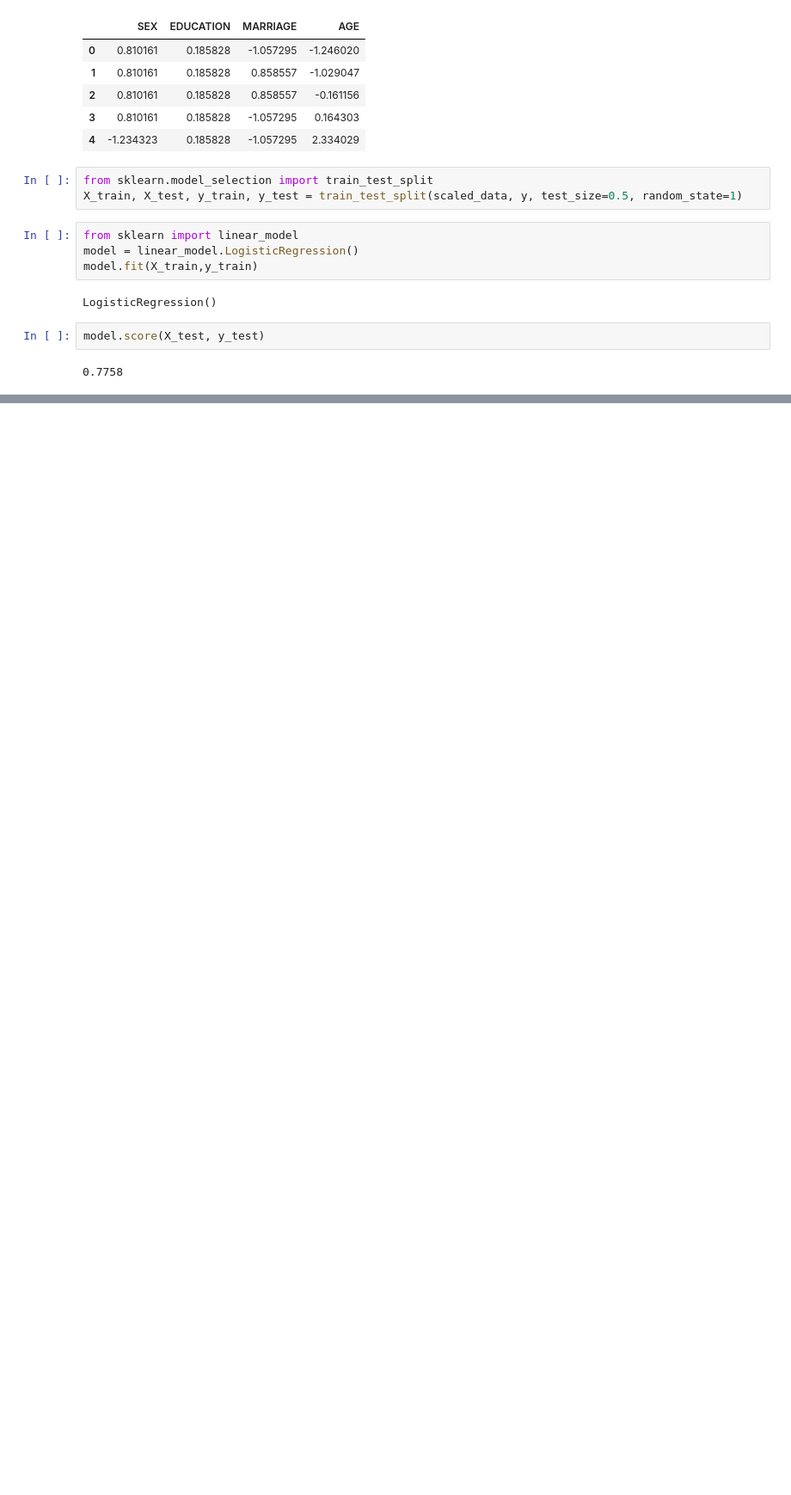
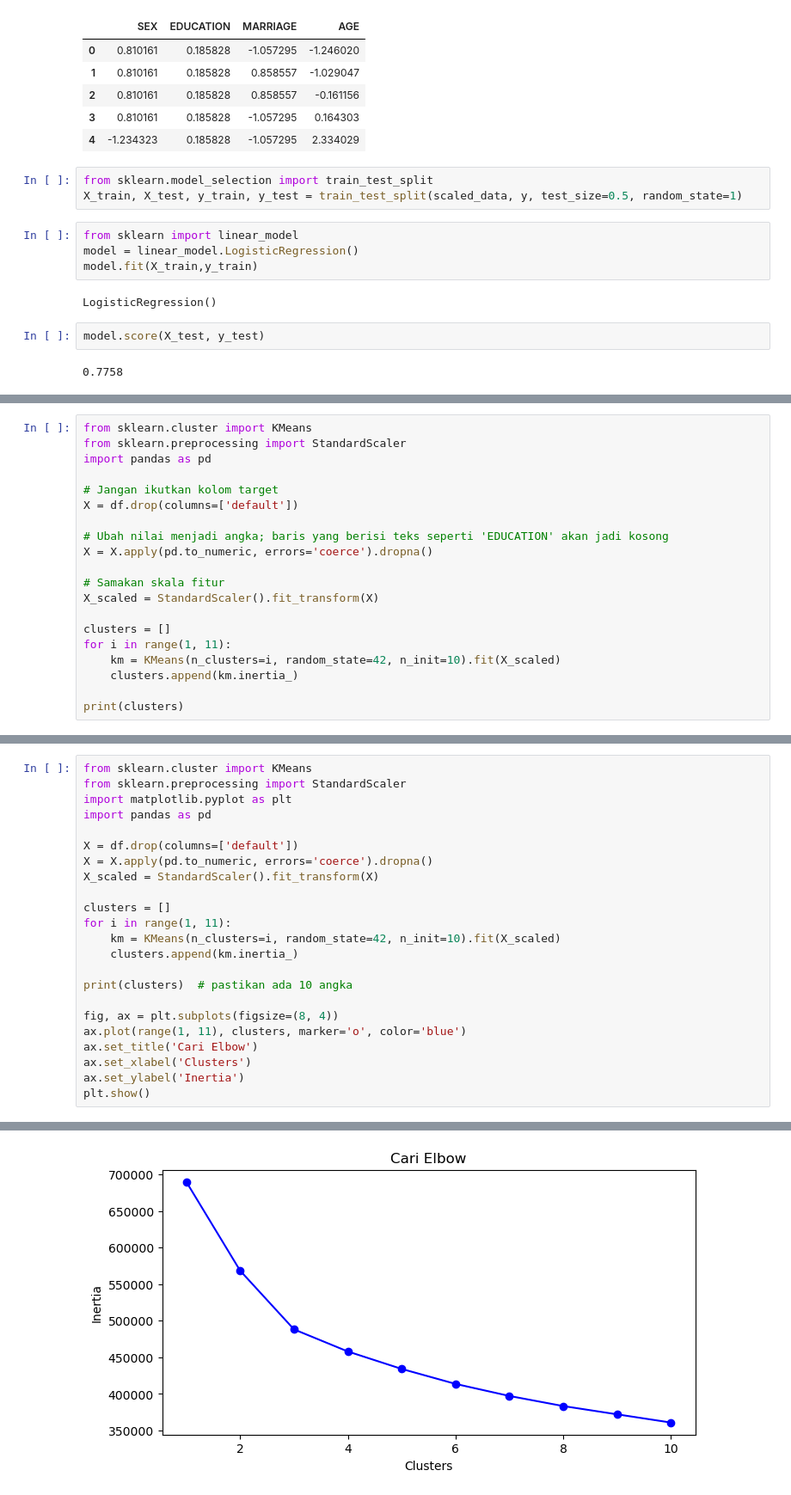
Before and after one commit to Kabhsuwn/bank, a Jupyter notebook: tugas binery.ipynb, the cells around one changed output, grey strips where cells are left out. Shown at 86% size. Saved outputs shown, nothing was run; the diff lists cells and outputs as text; blank space fills up the shorter version.

```diff
--- a/tugas binery.ipynb
+++ b/tugas binery.ipynb
@@ -481,0 +574,20 @@ model.score(X_test, y_test)
+# %%
+from sklearn.cluster import KMeans
+from sklearn.preprocessing import StandardScaler
+import pandas as pd
+
+# Jangan ikutkan kolom target
+X = df.drop(columns=['default'])
+
+# Ubah nilai menjadi angka; baris yang berisi teks seperti 'EDUCATION' akan jadi kosong
+X = X.apply(pd.to_numeric, errors='coerce').dropna()
+
+# Samakan skala fitur
+X_scaled = StandardScaler().fit_transform(X)
+
+clusters = []
+for i in range(1, 11):
+    km = KMeans(n_clusters=i, random_state=42, n_init=10).fit(X_scaled)
+    clusters.append(km.inertia_)
+
+print(clusters)
@@ -481,0 +596,24 @@ model.score(X_test, y_test)
+# %%
+from sklearn.cluster import KMeans
+from sklearn.preprocessing import StandardScaler
+import matplotlib.pyplot as plt
+import pandas as pd
+
+X = df.drop(columns=['default'])
+X = X.apply(pd.to_numeric, errors='coerce').dropna()
+X_scaled = StandardScaler().fit_transform(X)
+
+clusters = []
+for i in range(1, 11):
+    km = KMeans(n_clusters=i, random_state=42, n_init=10).fit(X_scaled)
+    clusters.append(km.inertia_)
+
+print(clusters)  # pastikan ada 10 angka
+
+fig, ax = plt.subplots(figsize=(8, 4))
+ax.plot(range(1, 11), clusters, marker='o', color='blue')
+ax.set_title('Cari Elbow')
+ax.set_xlabel('Clusters')
+ax.set_ylabel('Inertia')
+plt.show()
+# %% [output]
@@ -481,0 +621 @@ model.score(X_test, y_test)
+[figure, added]
```
Also changed, not shown: parts of 39 cells of this notebook.
